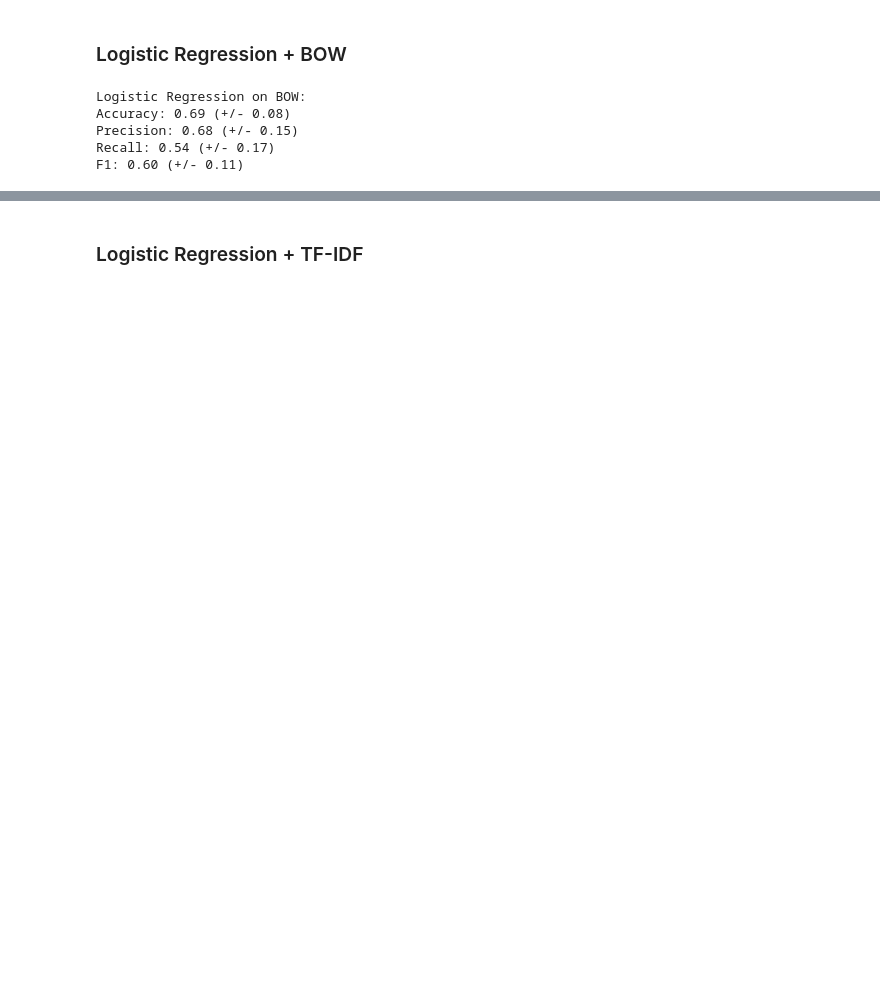
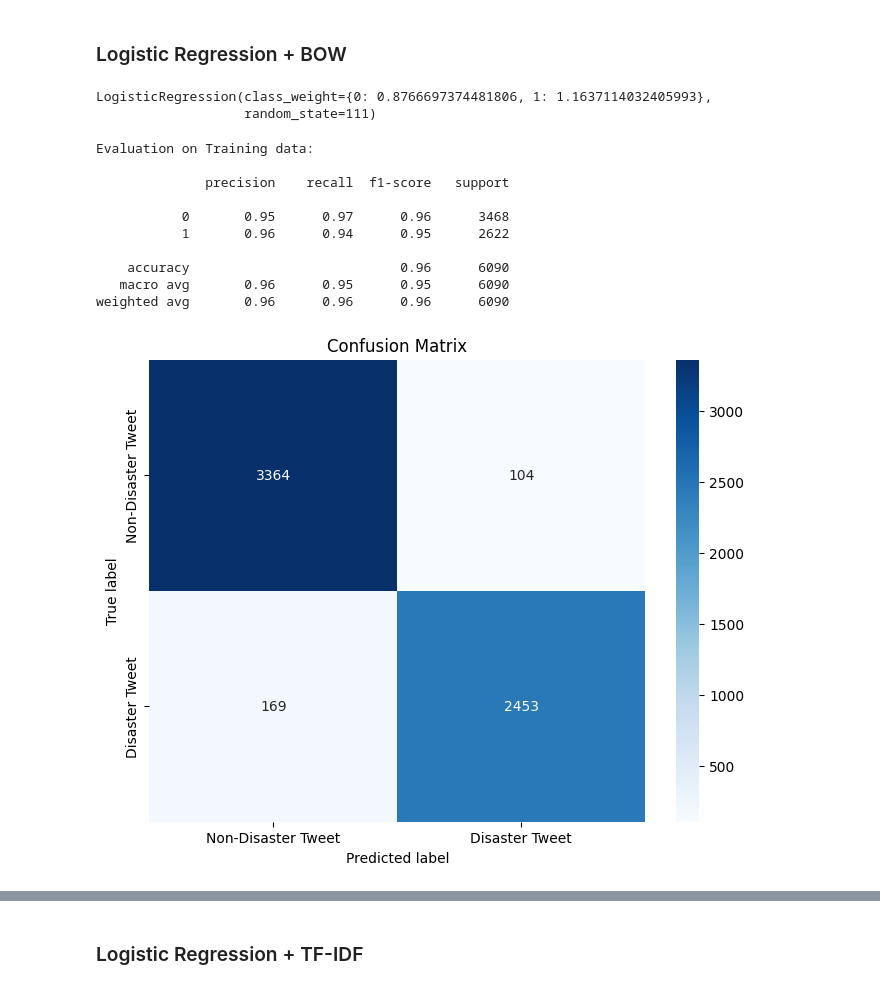
Before and after one commit to Shanmukhi1920/Text-Classification, a Jupyter notebook: notebooks/disaster-tweets.ipynb, the cells around one changed output, grey strips where cells are left out. Cells and saved outputs as stored; diff of their text form; code cells hidden in the pictures; blank space fills up the shorter version.

```diff
--- a/notebooks/disaster-tweets.ipynb
+++ b/notebooks/disaster-tweets.ipynb
@@ -522,0 +516,4 @@ rand_st = 111 # random seed
+# %%
+# Splitting data into training and validation sets
+Xb_train, Xb_val, yb_train, yb_val = train_test_split(train_bow, tweets_train['target'], test_size=0.2, random_state=42)
+Xt_train, Xt_val, yt_train, yt_val = train_test_split(train_tfidf, tweets_train['target'], test_size=0.2, random_state=42)
@@ -523,18 +536,52 @@ rand_st = 111 # random seed
+# %%
+# Function to evaluate model
+def eval_model(model, X, y=None):
+  if isinstance(X, tf.data.Dataset):
+    # Predict on data
+    y_pred = model.predict(X)
+    y_pred_classes = (y_pred[:, 0] >= 0.5).astype(int)
+    # Get true labels
+    y = np.concatenate([y for x, y in X], axis=0)
+    # Evaluation
+    print(classification_report(y, y_pred_classes))
+    # Plotting confusion matrix
+    plot_confusion_matrix(y, y_pred_classes)
+  else:
+      # Predict on data
+      y_pred = model.predict(X)
+      # Evaluation
+      print(classification_report(y, y_pred))
+      # Plotting confusion matrix
+      plot_confusion_matrix(y, y_pred)
+# %%
+# Calculate class weights
+class_weights = compute_class_weight('balanced', classes=np.unique(tweets_train['target']), y=tweets_train['target'])
+class_weight_dict = dict(zip(np.unique(tweets_train['target']), class_weights))
+
+# Normalize weights to probabilities
+class_priors = class_weights / np.sum(class_weights)
 # %% [markdown]
 ### Logistic Regression + BOW
-# %%
-# Fitting Logistic regression on Bag of Words
-clf1 = LogisticRegression(random_state=rand_st)
-clf1.fit(train_bow,tweets_train['target'])
-scores = cross_validate(estimator=clf1, X=train_bow, y=tweets_train['target'], scoring=scorers, cv=5)
-
-# Print the scores
-print("Logistic Regression on BOW:")
-for metric in scorers.keys():
-    print(f"{metric}: %0.2f (+/- %0.2f)" % (scores[f'test_{metric}'].mean(), scores[f'test_{metric}'].std() * 2))
-# %% [output]
-Logistic Regression on BOW:
-Accuracy: 0.69 (+/- 0.08)
-Precision: 0.68 (+/- 0.15)
-Recall: 0.54 (+/- 0.17)
-F1: 0.60 (+/- 0.11)
+# %%
+# Fitting Logistic regression on Bag of Words
+clf1 = LogisticRegression(random_state=111, class_weight=class_weight_dict)
+clf1.fit(Xb_train,yb_train)
+# %% [output]
+LogisticRegression(class_weight={0: 0.8766697374481806, 1: 1.1637114032405993},
+                   random_state=111)
+# %%
+# Evaluation on train set
+print("Evaluation on Training data:\n")
+eval_model(clf1, Xb_train, yb_train)
+# %% [output]
+Evaluation on Training data:
+
+              precision    recall  f1-score   support
+
+           0       0.95      0.97      0.96      3468
+           1       0.96      0.94      0.95      2622
+
+    accuracy                           0.96      6090
+   macro avg       0.96      0.95      0.95      6090
+weighted avg       0.96      0.96      0.96      6090
+[figure, added]
```
Also changed, not shown: parts of 76 cells of this notebook.
